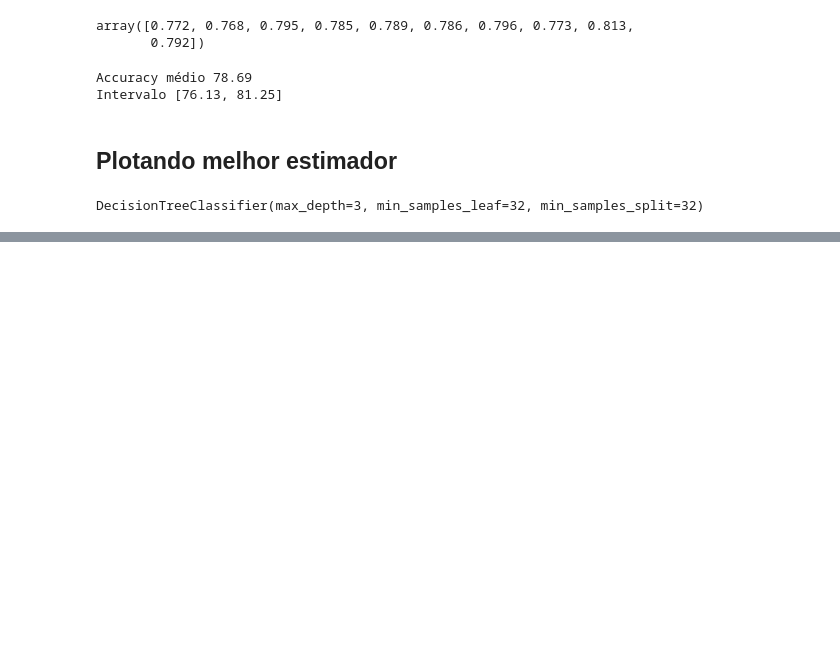
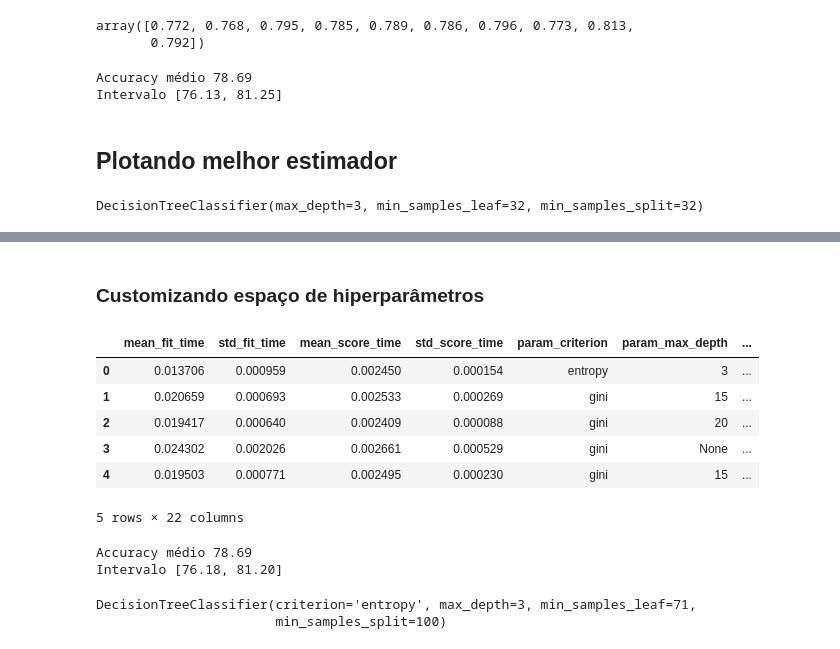
Before and after one commit to angelomaia/alura-cursos, a Jupyter notebook: Formação Machine Learning/Otimização_de_hiperparâmetros.ipynb, the cells around one changed output, grey strips where cells are left out. Drawn from its saved outputs; the diff is of its cells as text; code cells hidden in the pictures; blank space fills up the shorter version.

```diff
--- a/Formação Machine Learning/Otimização_de_hiperparâmetros.ipynb
+++ b/Formação Machine Learning/Otimização_de_hiperparâmetros.ipynb
@@ -640,0 +695,46 @@ graph
+# %% [markdown]
+### Customizando espaço de hiperparâmetros
+# %%
+from scipy.stats import randint
+
+SEED=301
+np.random.seed(SEED)
+
+espaco_de_parametros = {
+    "max_depth" : [3, 5, 10, 15, 20, 30, None],
+    "min_samples_split" : randint(32,128),
+    "min_samples_leaf" : randint(32,128),
+    "criterion" : ["gini","entropy"]
+}
+
+busca = RandomizedSearchCV(DecisionTreeClassifier(),
+                           espaco_de_parametros,
+                           n_iter = 16,
+                           cv = KFold(n_splits=10, shuffle=True),
+                           random_state = SEED)
+
+busca.fit(x_azar, y_azar, groups=dados.modelo)
+resultados = pd.DataFrame(busca.cv_results_)
+
+resultados.head()
+# %% [output]
+|  | mean_fit_time | std_fit_time | mean_score_time | std_score_time | param_criterion | param_max_depth | ... |
+| 0 | 0.013706 | 0.000959 | 0.002450 | 0.000154 | entropy | 3 | ... |
+| 1 | 0.020659 | 0.000693 | 0.002533 | 0.000269 | gini | 15 | ... |
+| 2 | 0.019417 | 0.000640 | 0.002409 | 0.000088 | gini | 20 | ... |
+| 3 | 0.024302 | 0.002026 | 0.002661 | 0.000529 | gini | None | ... |
+| 4 | 0.019503 | 0.000771 | 0.002495 | 0.000230 | gini | 15 | ... |
+5 rows × 22 columns
+# %%
+scores = cross_val_score(busca, x_azar, y_azar, cv = KFold (n_splits=10, shuffle=True))
+scores
+imprime_score(scores)
+# %% [output]
+Accuracy médio 78.69
+Intervalo [76.18, 81.20]
+# %%
+melhor = busca.best_estimator_
+melhor
+# %% [output]
+DecisionTreeClassifier(criterion='entropy', max_depth=3, min_samples_leaf=71,
+                       min_samples_split=100)
```
Also changed, not shown: parts of 14 cells of this notebook.
